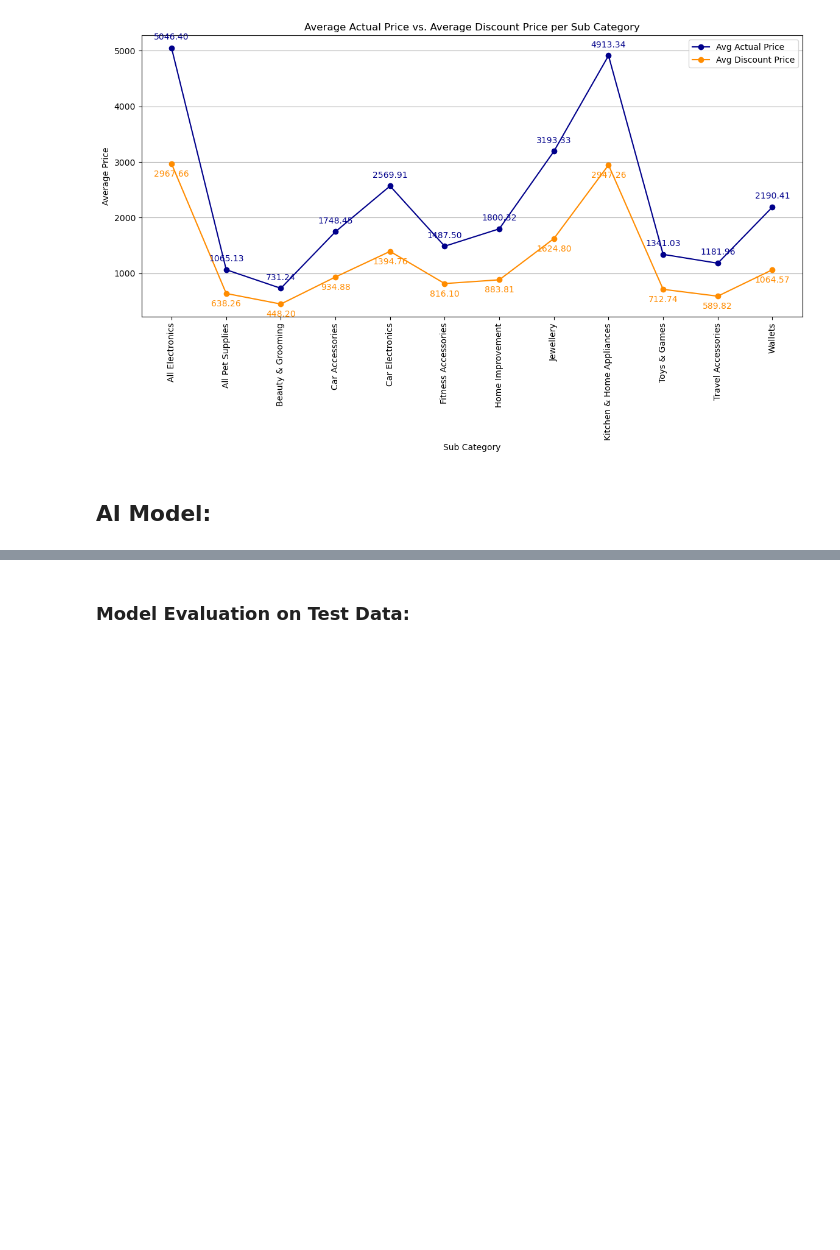
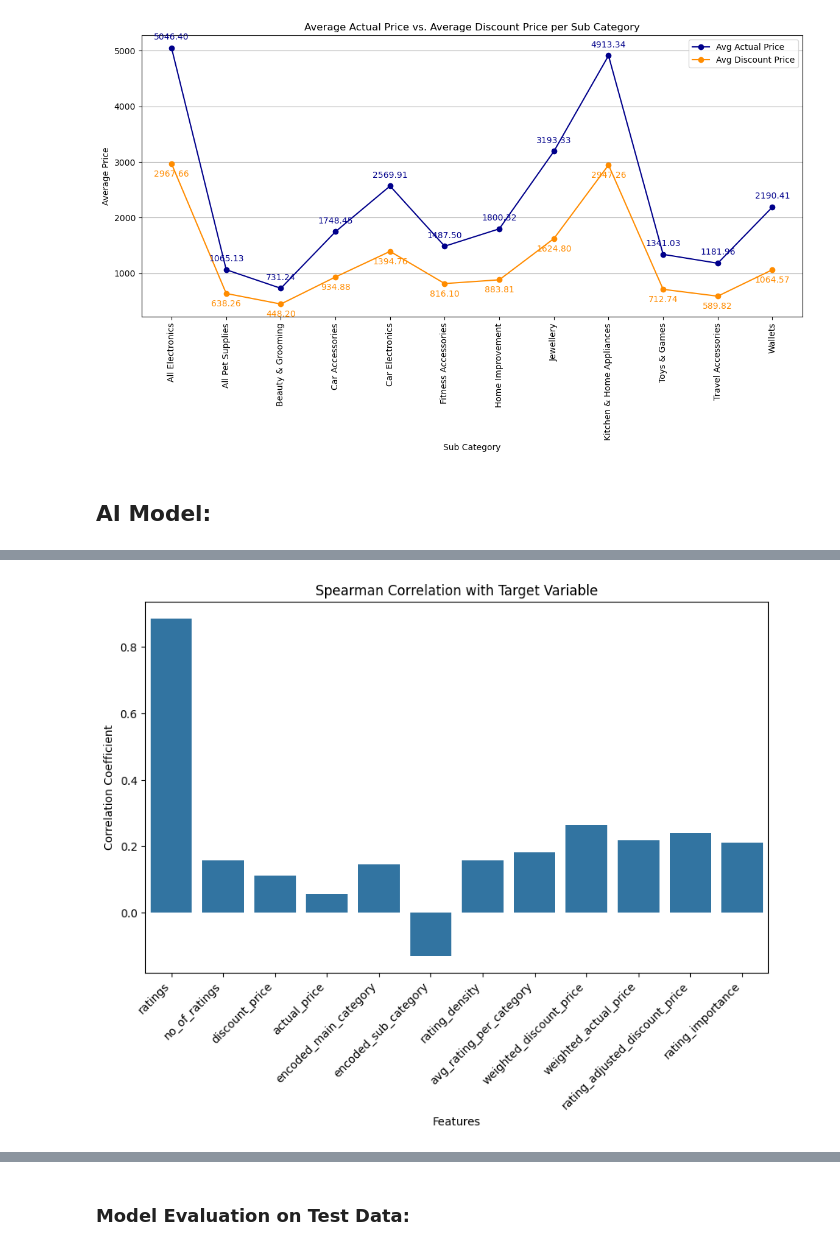
Before and after one commit to SamerEladad/TrendPulse, a Jupyter notebook: notebooks/submission/TrendPulse.ipynb, the cells around one changed output, grey strips where cells are left out. Drawn from its saved outputs; the diff is of its cells as text; code cells hidden in the pictures; blank space fills up the shorter version.

```diff
--- a/notebooks/submission/TrendPulse.ipynb
+++ b/notebooks/submission/TrendPulse.ipynb
@@ -242,0 +285,8 @@ code...
+# %%
+# Step 1: Distribute the entire data in 3 categories for classification.
+
+# Class_0 -> (rating= 1-2.5), Class_1 -> (rating = 2.6-4.0), Class_2 -> (rating = 4.1 - 5.0)
+
+# Create the int_rating column using a lambda function with three categories of ratings
+
+df['int_rating'] = df['ratings'].apply(lambda x: 0 if x <= 2.5 else (1 if x <= 4.0 else 2))
@@ -242,0 +315,36 @@ code...
+# %%
+# Convert prices from rupees to USD
+df['actual_price'] = df['actual_price'] / 83
+df['discount_price'] = df['discount_price'] / 83
+# %%
+### Create engineered features to create some features that are corelated with class column
+
+# Calculate category-specific rating density
+df['rating_density'] = df.groupby('encoded_main_category')['no_of_ratings'].transform('mean') / df.groupby('encoded_main_category')['no_of_ratings'].transform('count')
+
+# Calculate average rating per category
+df['avg_rating_per_category'] = df.groupby('encoded_main_category')['ratings'].transform('mean')
+
+df['weighted_discount_price'] = df['ratings'] * df['discount_price']
+df['weighted_actual_price'] = df['ratings'] * df['actual_price']
+
+main_category_avg_price = df.groupby('encoded_main_category')['discount_price'].mean()
+df['rating_adjusted_discount_price'] = df['discount_price'] / df['encoded_main_category'].map(main_category_avg_price) * df['ratings']
+
+df['rating_importance'] = df['ratings'] * df['no_of_ratings']
+# %%
+### Calculate Spearman correlation of original features and engineered features
+### with Target feature (int_rating)
+
+corr_with_target = df.drop(['int_rating', 'product', 'link', 'main_category', 'sub_category'], axis=1).corrwith(df['int_rating'], method='spearman')
+
+# Plot the correlation
+plt.figure(figsize=(10, 6))
+sns.barplot(x=corr_with_target.index, y=corr_with_target.values)
+plt.title('Spearman Correlation with Target Variable')
+plt.xlabel('Features')
+plt.ylabel('Correlation Coefficient')
+plt.xticks(rotation=45, ha='right')
+plt.show()
+# %% [output]
+[figure, added]
```
Also changed, not shown: parts of 36 cells of this notebook, 14 other files.
